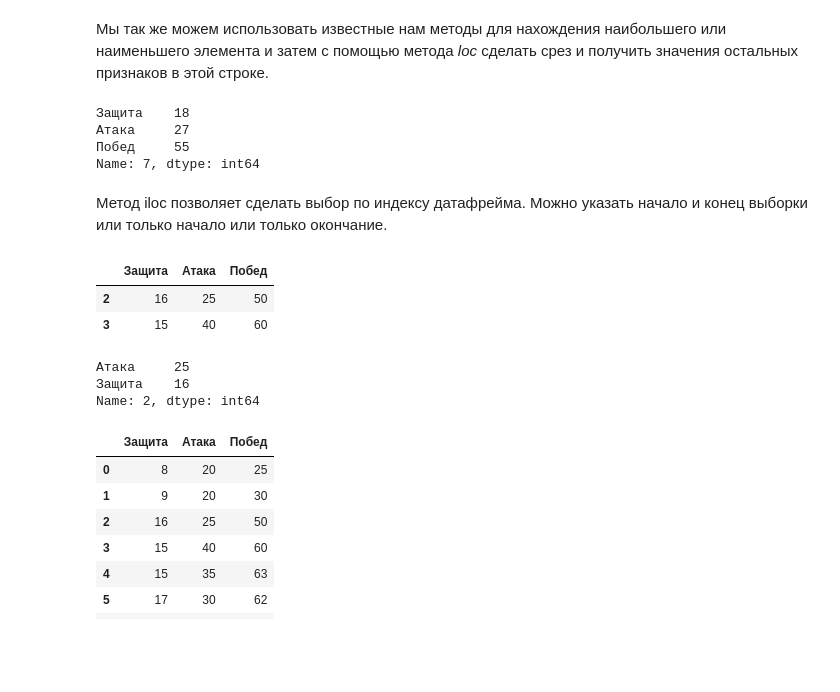
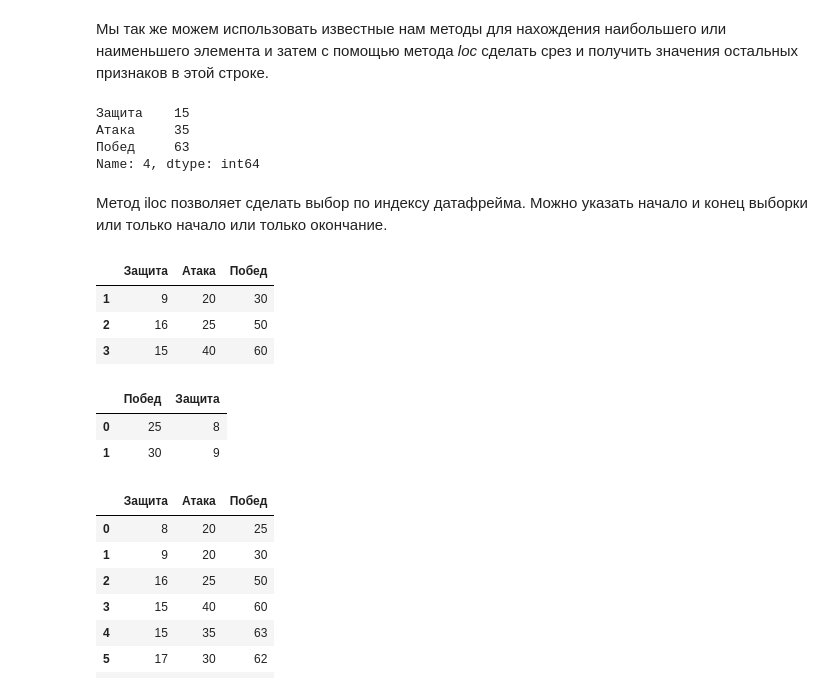
Before and after one commit to vn322/Synergy_DBM_301_CS, a Jupyter notebook: Pandas.ipynb, the cells around one changed output. Drawn from its saved outputs; the diff is of its cells as text; code cells hidden in the pictures; blank space fills up the shorter version.

```diff
--- a/Pandas.ipynb
+++ b/Pandas.ipynb
@@ -427,28 +471,29 @@ dtype: int64
 # %% [markdown]
 Мы так же можем использовать известные нам методы для нахождения наибольшего или наименьшего элемента и затем с помощью метода *loc* сделать срез и получить значения остальных признаков в этой строке.
 # %%
-idx = df['Защита'].argmax()
+idx = df['Побед'].argmax()
 
 df.loc[idx]
 # %% [output]
-Защита    18
-Атака     27
-Побед     55
-Name: 7, dtype: int64
+Защита    15
+Атака     35
+Побед     63
+Name: 4, dtype: int64
 # %% [markdown]
 Метод iloc позволяет сделать выбор по индексу датафрейма. Можно указать начало и конец выборки или только начало или только окончание.
 # %%
-df.iloc[2:4]
+df.iloc[1:4]
 # %% [output]
 |  | Защита | Атака | Побед |
+| 1 | 9 | 20 | 30 |
 | 2 | 16 | 25 | 50 |
 | 3 | 15 | 40 | 60 |
 # %%
-df.iloc[2, [1, 0]]
+df.iloc[:2, [2, 0]]
 # %% [output]
-Атака     25
-Защита    16
-Name: 2, dtype: int64
+|  | Побед | Защита |
+| 0 | 25 | 8 |
+| 1 | 30 | 9 |
 # %%
 df
 # %% [output]
```
Also changed, not shown: parts of 16 cells of this notebook.
